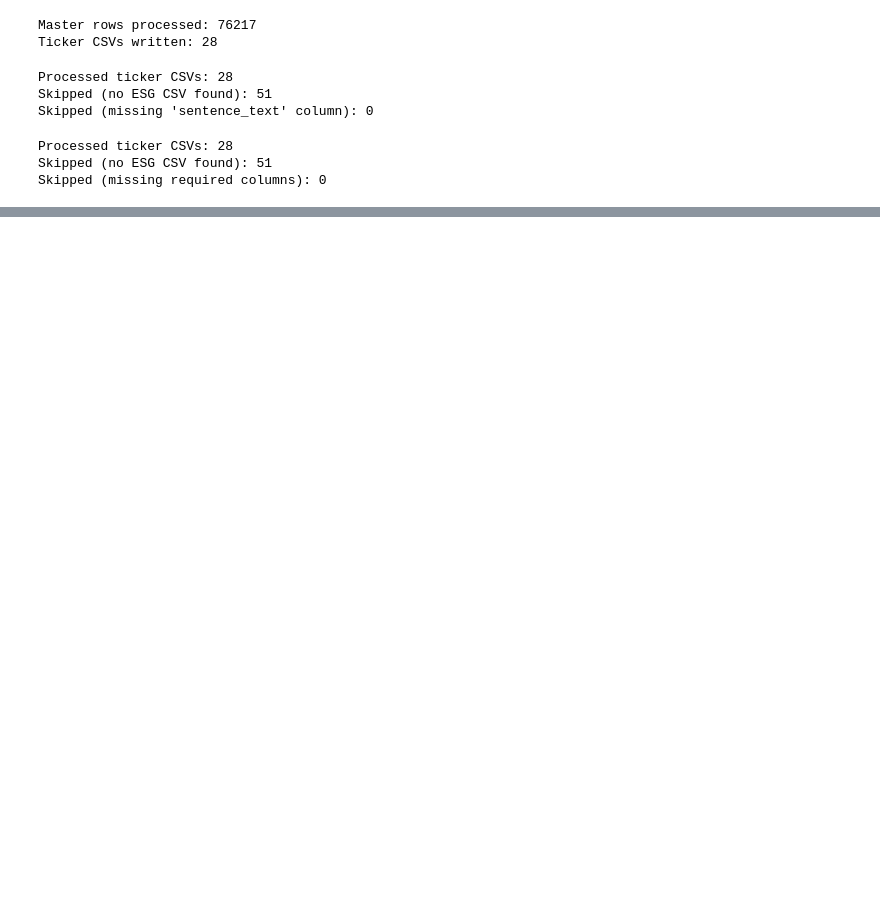
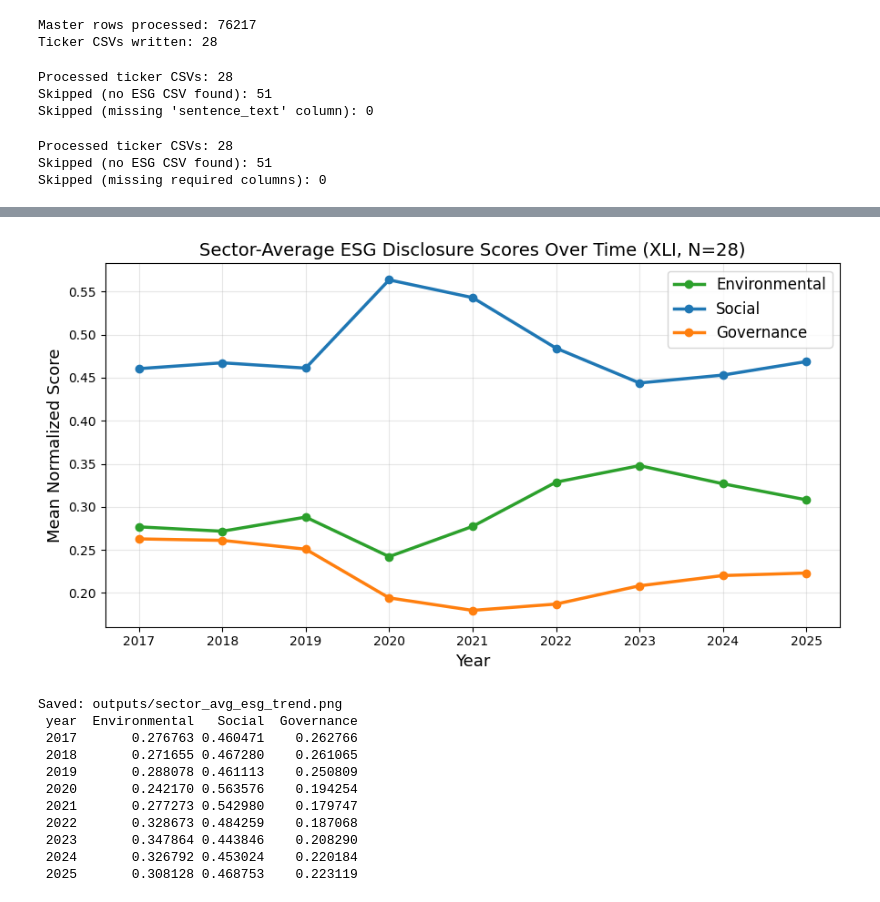
Before and after one commit to sacrom-wongbe/sentiment-ESG, a Jupyter notebook: finbert.ipynb, the cells around one changed output, grey strips where cells are left out. Drawn from its saved outputs; the diff is of its cells as text; code cells hidden in the pictures; blank space fills up the shorter version.

```diff
--- a/finbert.ipynb
+++ b/finbert.ipynb
@@ -1647 +1657,54 @@ Quick OLS: Social and Environmental interaction
 Saved interaction OLS table: outputs\master_ticker_year_social_environmental_interaction_ols.csv
+# %%
+# Cell 12: Sector-Average ESG Trend Lines
+import json
+from pathlib import Path
+
+import pandas as pd
+import matplotlib.pyplot as plt
+
+esg_json_path = Path("outputs/master_ticker_year_esg_scores_normalized_ex_none.json")
+with open(esg_json_path) as f:
+    data = json.load(f)
+
+rows = []
+for ticker, year_map in data.items():
+    for year, scores in year_map.items():
+        rows.append({
+            "year": int(year),
+            "Environmental": scores.get("Environmental"),
+            "Social": scores.get("Social"),
+            "Governance": scores.get("Governance"),
+        })
+
+df = pd.DataFrame(rows).dropna()
+trend = df.groupby("year")[["Environmental", "Social", "Governance"]].mean().reset_index()
+
+fig, ax = plt.subplots(figsize=(9, 5))
+colors = {"Environmental": "#2ca02c", "Social": "#1f77b4", "Governance": "#ff7f0e"}
+for col in ["Environmental", "Social", "Governance"]:
+    ax.plot(trend["year"], trend[col], marker="o", linewidth=2.5, label=col, color=colors[col])
+
+ax.set_xlabel("Year", fontsize=13)
+ax.set_ylabel("Mean Normalized Score", fontsize=13)
+ax.set_title("Sector-Average ESG Disclosure Scores Over Time (XLI, N=28)", fontsize=14)
+ax.legend(fontsize=12)
+ax.grid(True, alpha=0.3)
+plt.tight_layout()
+plt.savefig("outputs/sector_avg_esg_trend.png", dpi=150, bbox_inches="tight")
+plt.show()
+print("Saved: outputs/sector_avg_esg_trend.png")
+print(trend.to_string(index=False))
+# %% [output]
+[figure, added]
+Saved: outputs/sector_avg_esg_trend.png
+ year  Environmental   Social  Governance
+ 2017       0.276763 0.460471    0.262766
+ 2018       0.271655 0.467280    0.261065
+ 2019       0.288078 0.461113    0.250809
+ 2020       0.242170 0.563576    0.194254
+ 2021       0.277273 0.542980    0.179747
+ 2022       0.328673 0.484259    0.187068
+ 2023       0.347864 0.443846    0.208290
+ 2024       0.326792 0.453024    0.220184
+ 2025       0.308128 0.468753    0.223119
```
Also changed, not shown: parts of 15 cells of this notebook, 6 other files.
